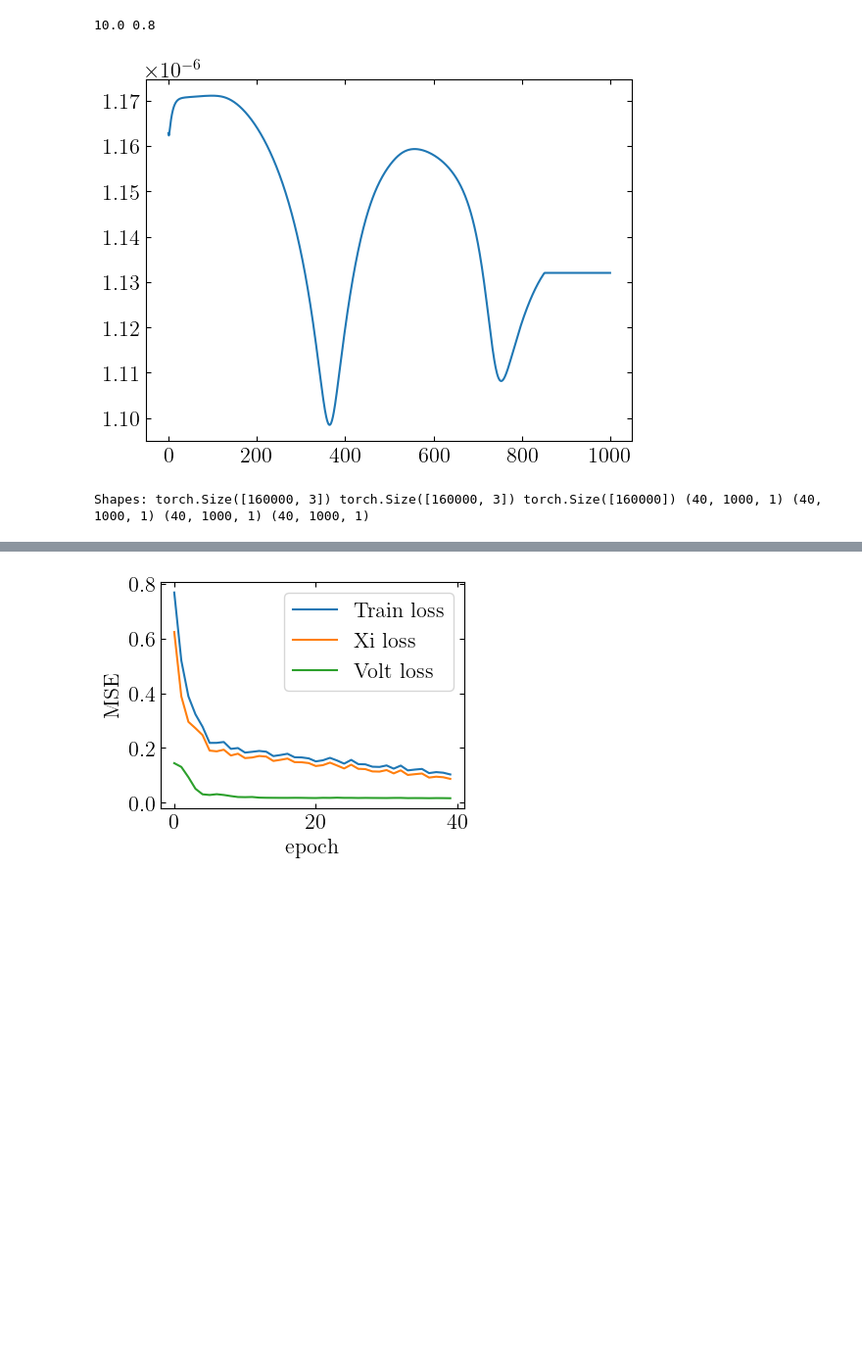
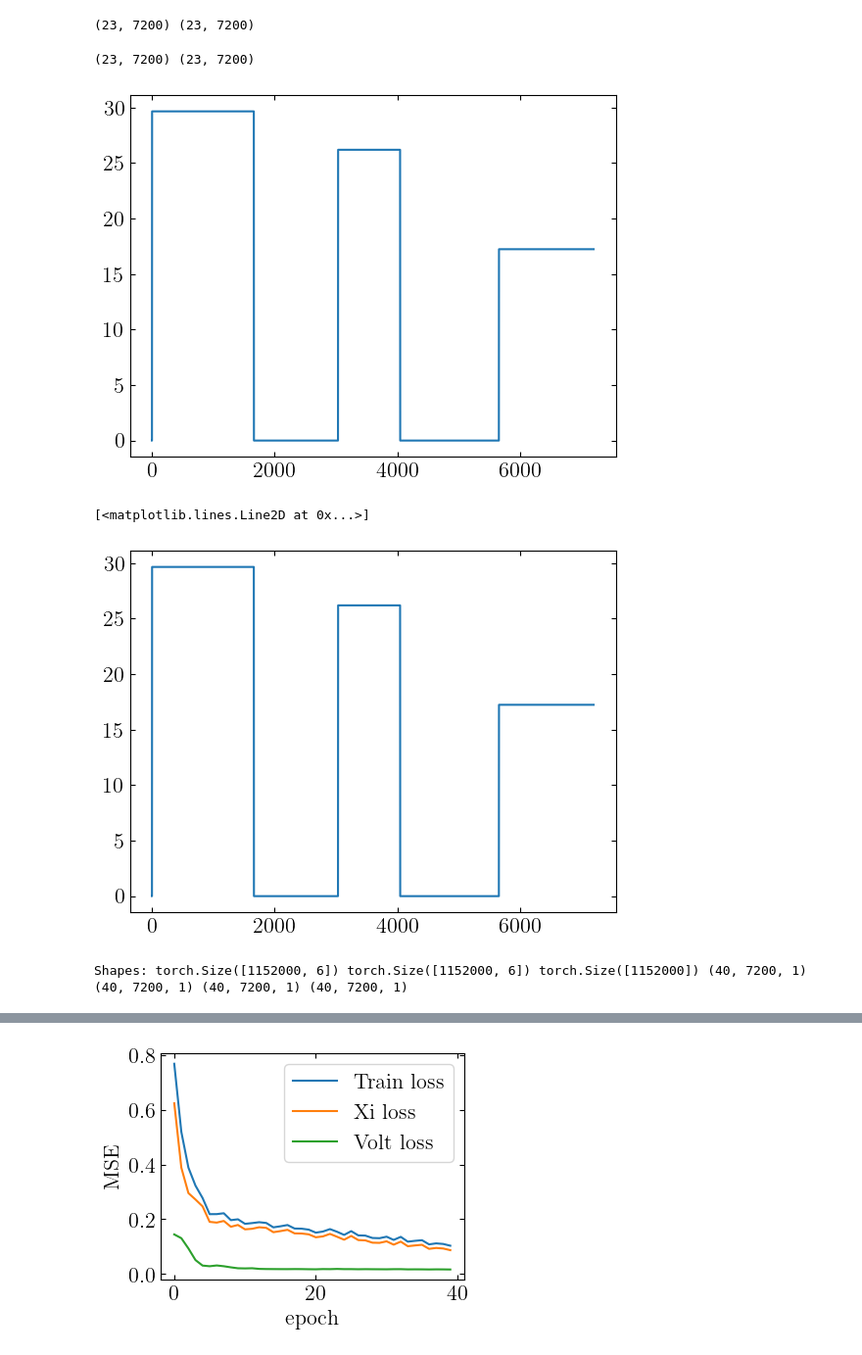
Before and after one commit to j-haralds/MSc_thesis, a Jupyter notebook: program/2_EncodedEulerNN/1.2_JH_xi_xidot.ipynb, the cells around one changed output, grey strips where cells are left out. Shown at 98% size. Saved outputs shown, nothing was run; the diff lists cells and outputs as text; code cells hidden in the pictures; blank space fills up the shorter version.

```diff
--- a/program/2_EncodedEulerNN/1.2_JH_xi_xidot.ipynb
+++ b/program/2_EncodedEulerNN/1.2_JH_xi_xidot.ipynb
@@ -103,23 +112,46 @@ def gen_data(B, currents='DC', I_low=0.25, I_high=1.0, seed=None):
     return *[arrays[key] for key in ['I', 'dI', 'V', 'cn', 'cn_dot', 'cp', 'cp_dot','phin','phin_dot','phip','phip_dot','phie','phie_dot']] , valid
 # %%
 # --- Check ---
+sol, model_bat, param = sim_PyBaMM.simulate_DC1(0.8, T, T_HORIZON)
 sol, model_bat, t_eval, param = exp_pybamm_ver4.generate_data(T_HORIZON, DT, model='DFN', RNG=None)   # simulate with t_eval = np.linspace(0, t_horizon, T)
-sol, model_bat, param = sim_PyBaMM.simulate_DC1(0.8, T, T_HORIZON)
 t_query, valid = time_query(sol, t_fixed)
 
 def observe_states_extra(t_query, sol, model):
-    cn = sol.observe(model.variables["X-averaged negative particle concentration [mol.m-3]"])(t_query)[-1, :]
-    cp = sol.observe(model.variables["X-averaged positive particle concentration [mol.m-3]"])(t_query)[-1, :]
-    I = sol.observe(model.variables["Current [A]"])(t_query)
-    V = sol.observe(model.variables["Terminal voltage [V]"])(t_query)
-    Ohm_loss = sol.observe(model.variables["Negative electrode ohmic losses [V]"])(t_query)
-    return cn, cp, I, V, Ohm_loss
+    Ln = param['Negative electrode thickness [m]']
+    Lp = param['Positive electrode thickness [m]']
+    A = param['Electrode height [m]'] * param['Electrode width [m]']
+    Rk = param['Negative particle radius [m]']
+    en = param['Negative electrode active material volume fraction']
+    ep = param['Positive electrode active material volume fraction']
+    ap = 3 * ep / Rk
+    an = 3 * en / Rk
+    I = sol.observe(model_bat.variables["Current [A]"])(t_query)
+    V = sol.observe(model_bat.variables["Terminal voltage [V]"])(t_query)
+    i_ns = sol.observe(model_bat.variables["Negative electrode current density [A.m-2]"])(t_query)
+    i_ps = sol.observe(model_bat.variables["Positive electrode current density [A.m-2]"])(t_query)
+    i_e = sol.observe(model_bat.variables['Electrolyte current density [A.m-2]'])(t_query)   # Convert to A/m^3
 
-cn, cp, I, V, Ohm_loss = observe_states_extra(t_query, sol, model_bat)
-plt.plot(Ohm_loss[0, :]);
-print(param['Contact resistance [Ohm]'], param['Current function [A]'])
+    i_en = i_e[:i_ns.shape[0],:]
+    i_ep = i_e[i_e.shape[0]-i_ps.shape[0]:,:]
+    return I / A , V, i_ns, i_ps, i_en, i_ep
+
+I, V, i_ns, i_ps, i_en,i_ep = observe_states_extra(t_query, sol, model_bat)
+
+print(i_en.shape, i_ep.shape)
 # %% [output]
-10.0 0.8
+(23, 7200) (23, 7200)
-[figure, removed]
+# %%
+print(i_en.shape, i_ep.shape)
+# %% [output]
+(23, 7200) (23, 7200)
+# %%
+index = 0
+plt.plot(i_en[index,:] + i_ns[index,:], label='i_ns')
+plt.show()
+plt.plot(I, label='i_ns')
+# %% [output]
+[figure, added]
+[<matplotlib.lines.Line2D at 0x...>]
+[figure, added]
 # %%
 # --- Save data ---
@@ -197,8 +235,8 @@ cp_dot_n = transform(cp_dot, 'cp_dot')
 V_n = transform(V, 'V')
 # %%
 # --- Split data ---
-x = torch.tensor(np.concatenate([I_n, cn_n, cp_n], axis=-1), dtype=torch.float32) # (B, T, 4)
-y = torch.tensor(np.concatenate([cn_dot_n, cp_dot_n, V_n], axis=-1), dtype=torch.float32)
+x = torch.tensor(np.concatenate([I_n, cn_n, cp_n,phin,phip,phie_n], axis=-1), dtype=torch.float32) # (B, T, 6)
+y = torch.tensor(np.concatenate([cn_dot_n, cp_dot_n, phin_dot_n, phip_dot_n, phie_dot_n ,V_n], axis=-1), dtype=torch.float32) # (B, T, 3)
 mask = torch.tensor(valid, dtype=torch.float32)
 
 split = int(0.8 * B)
@@ -228,7 +266,7 @@ print('Shapes:', x_train.shape, y_train.shape, mask_train.shape, cn_test.shape,
 batch_size_large = int(B*T/4)
 train_loader_flat = DataLoader(TensorDataset(x_train, y_train, mask_train), batch_size=batch_size_large, shuffle=True)
 # %% [output]
-Shapes: torch.Size([160000, 3]) torch.Size([160000, 3]) torch.Size([160000]) (40, 1000, 1) (40, 1000, 1) (40, 1000, 1) (40, 1000, 1)
+Shapes: torch.Size([1152000, 6]) torch.Size([1152000, 6]) torch.Size([1152000]) (40, 7200, 1) (40, 7200, 1) (40, 7200, 1) (40, 7200, 1)
 # %%
 # --- Model ---
 class Net(nn.Module):
```
Also changed, not shown: parts of 7 cells of this notebook, 2 other files.
